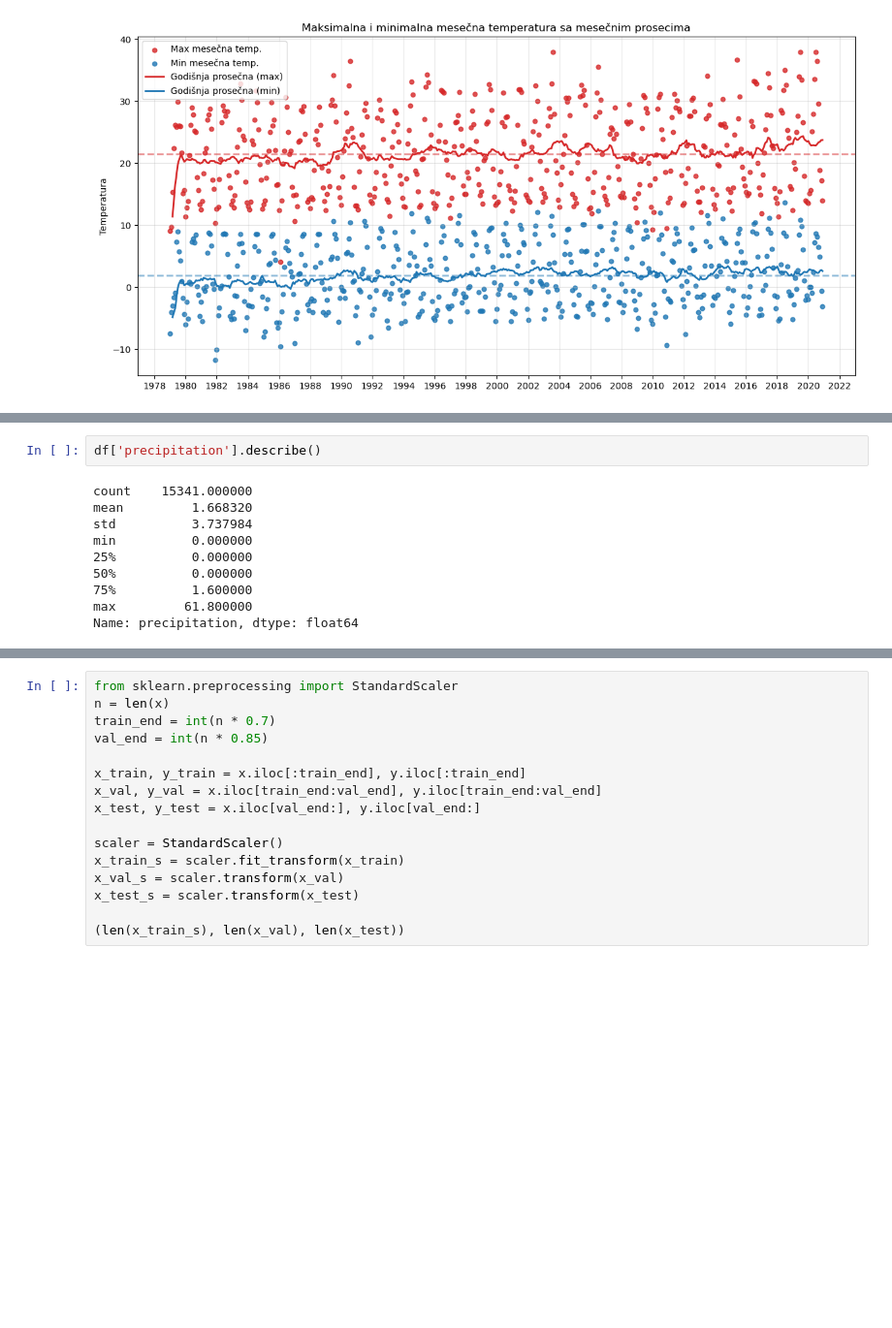
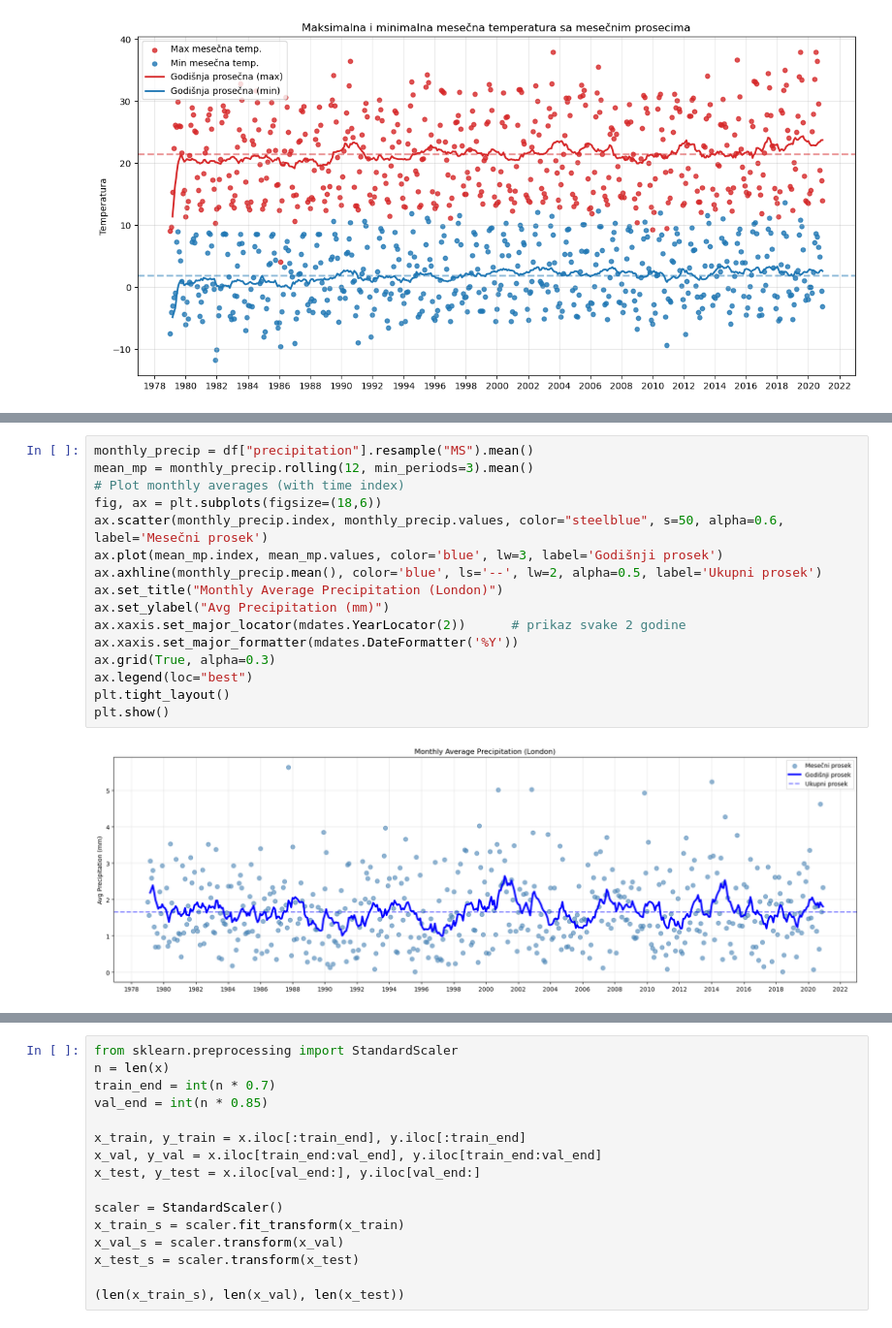
Before and after one commit to markoandjel/MachineLearning, a Jupyter notebook: Projekat III/projekat3.ipynb, the cells around one changed output, grey strips where cells are left out. Shown: that part at 97% size. Cells and saved outputs as stored; diff of their text form; blank space fills up the shorter version.

```diff
--- a/Projekat III/projekat3.ipynb
+++ b/Projekat III/projekat3.ipynb
@@ -211,12 +177,18 @@ plt.tight_layout()
-# %%
-df['precipitation'].describe()
-# %% [output]
-count    15341.000000
-mean         1.668320
-std          3.737984
-min          0.000000
-25%          0.000000
-50%          0.000000
-75%          1.600000
-max         61.800000
-Name: precipitation, dtype: float64
+# %%
+monthly_precip = df["precipitation"].resample("MS").mean()
+mean_mp = monthly_precip.rolling(12, min_periods=3).mean()
+# Plot monthly averages (with time index)
+fig, ax = plt.subplots(figsize=(18,6))
+ax.scatter(monthly_precip.index, monthly_precip.values, color="steelblue", s=50, alpha=0.6, label='Mesečni prosek')
+ax.plot(mean_mp.index, mean_mp.values, color='blue', lw=3, label='Godišnji prosek')
+ax.axhline(monthly_precip.mean(), color='blue', ls='--', lw=2, alpha=0.5, label='Ukupni prosek')
+ax.set_title("Monthly Average Precipitation (London)")
+ax.set_ylabel("Avg Precipitation (mm)")
+ax.xaxis.set_major_locator(mdates.YearLocator(2))      # prikaz svake 2 godine
+ax.xaxis.set_major_formatter(mdates.DateFormatter('%Y'))
+ax.grid(True, alpha=0.3)
+ax.legend(loc="best")
+plt.tight_layout()
+plt.show()
+# %% [output]
+[figure, added]
```
Also changed, not shown: parts of 14 cells of this notebook.
